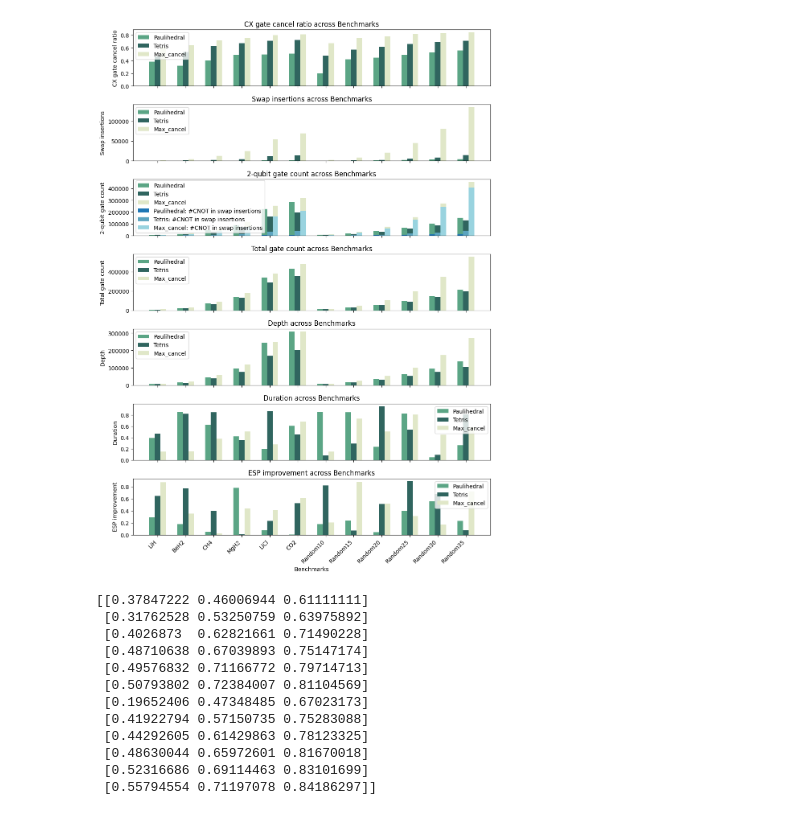
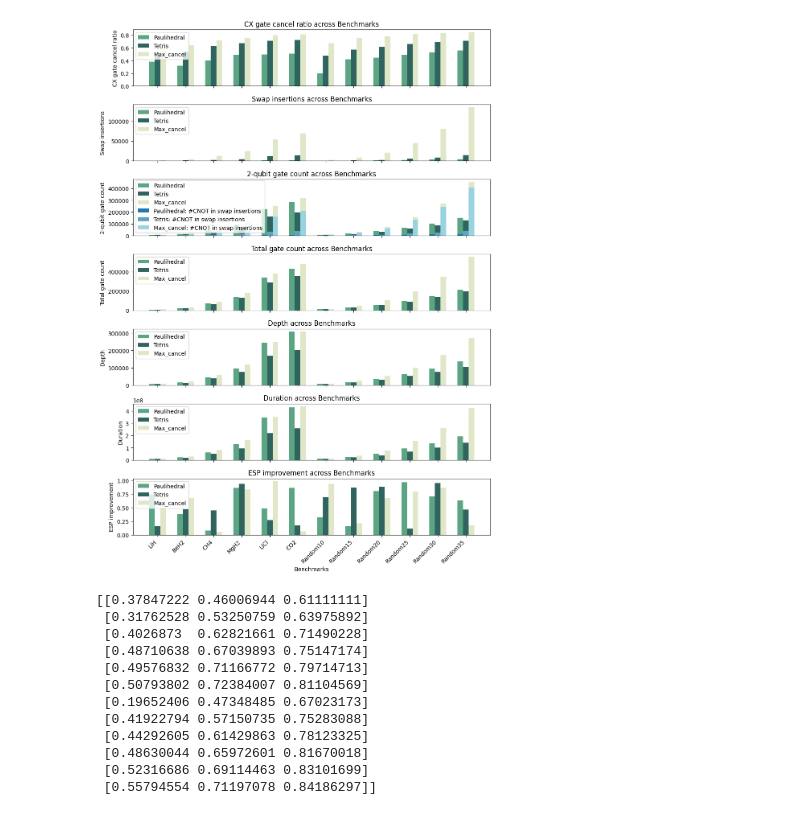
Before and after one commit to abclzr/vqe_tetris, a Jupyter notebook: core/result.ipynb, the cells around one changed output. Drawn from its saved outputs; the diff is of its cells as text; code cells hidden in the pictures.

Commit message:
add duration

```diff
--- a/core/result.ipynb
+++ b/core/result.ipynb
@@ -10,12 +10,17 @@ mapper = 'jordan_wigner'
 # mapper = 'bravyi_kitaev'
 # mapper = 'parity'
 
-PH_data_list = pickle_load(f'runs_final/{mapper}/PH_data.pickle') + pickle_load(f'runs_final/random/PH_data.pickle')
-Tetris_data_list = pickle_load(f'runs_final/{mapper}/Tetris_data.pickle') + pickle_load(f'runs_final/random/Tetris_data.pickle')
-Max_cancel_data_list = pickle_load(f'runs_final/{mapper}/Max_cancel_data.pickle') + pickle_load(f'runs_final/random/Max_cancel_data.pickle')
+# PH_data_list = pickle_load(f'runs_final/{mapper}/PH_data.pickle') + pickle_load(f'runs_final/random/PH_data.pickle')
+# Tetris_data_list = pickle_load(f'runs_final/{mapper}/Tetris_data.pickle') + pickle_load(f'runs_final/random/Tetris_data.pickle')
+# Max_cancel_data_list = pickle_load(f'runs_final/{mapper}/Max_cancel_data.pickle') + pickle_load(f'runs_final/random/Max_cancel_data.pickle')
+
+PH_data_list = pickle_load(f'runs_final/PH_data.pickle')
+Tetris_data_list = pickle_load(f'runs_final/Tetris_data.pickle')
+Max_cancel_data_list = pickle_load(f'runs_final/Max_cancel_data.pickle')
 # %%
 from qiskit import QuantumCircuit
-
+from qiskit import QuantumCircuit, transpile, pulse
+from qiskit.providers.fake_provider import FakeManhattan
 categories = []
 ph_cx_cancel_ratio = []
 tetris_cx_cancel_ratio = []
@@ -32,6 +37,8 @@ max_cancel_cnots = []
 ph_depth = []
 tetris_depth = []
 max_cancel_depth = []
+
+backend = FakeManhattan()
 
 for i, (ph_data, tetris_data, max_cancel_data) in enumerate(zip(PH_data_list, Tetris_data_list, Max_cancel_data_list)):
     mole, ph = ph_data
@@ -62,10 +69,8 @@ for i, (ph_data, tetris_data, max_cancel_data) in enumerate(zip(PH_data_list, Te
     max_cancel_cnots.append(max_cancel['CNOT'])
 
     ph_depth.append(ph['Depth'])
-    tetris_cnots.append(tetris['CNOT'])
+    tetris_depth.append(tetris['Depth'])
     max_cancel_depth.append(max_cancel['Depth'])
-
-    qc = QuantumCircuit.from_qasm_str(ph['qasm'])
 # %%
 import matplotlib.pyplot as plt
 import numpy as np
@@ -90,7 +95,7 @@ metrics_data = {
     '2-qubit gate count': get_metric_data('CNOT'),
     'Total gate count': get_metric_data('Total'),
     'Depth': get_metric_data('Depth'),
-    'Duration': np.random.rand(len(benchmarks), len(experiments)),
+    'Duration': get_metric_data('duration'),
     'ESP improvement': np.random.rand(len(benchmarks), len(experiments))
 }
 
@@ -106,34 +111,34 @@ for i, (metric, data) in enumerate(metrics_data.items()):
     ax = axs[i]
     bar_width = 0.2
     x = np.arange(len(benchmarks))
 
     for j, experiment in enumerate(experiments):
         ax.bar(x + j * bar_width, data[:, j], width=bar_width, label=experiment, color=experiment_colors[j])
 
     if metric == '2-qubit gate count':
         data = get_metric_data('Swap_insertion') * 3
         for j, experiment in enumerate(experiments):
             ax.bar(x + j * bar_width, data[:, j], width=bar_width, label=experiment + ': #CNOT in swap insertions', color=experiment_colors2[j])
 
     ax.set_ylabel(metric)
     ax.legend()
     ax.set_title(f'{metric} across Benchmarks')
 
 bar_width = 0.2
 # Setting x-axis label for the bottom subplot only
 axs[-1].set_xlabel('Benchmarks')
 axs[-1].set_xticks(np.arange(len(benchmarks)) + bar_width * (len(experiments) - 1) / 2)
 axs[-1].set_xticklabels(benchmarks, rotation=45, ha='right')
 plt.subplots_adjust(wspace=0.4)
 plt.gca().set_aspect('auto', adjustable='box')
 
 plt.tight_layout()
 
 # Save the figure as PDF
 plt.savefig('metrics_figure.pdf')
 plt.show()
 # %% [output]
-[figure, old version]
+[figure, new version]
 # %%
 print(get_metric_data('CX_cancel_ratio'))
 # %% [output]
```
Also changed, not shown: 5 other files.
